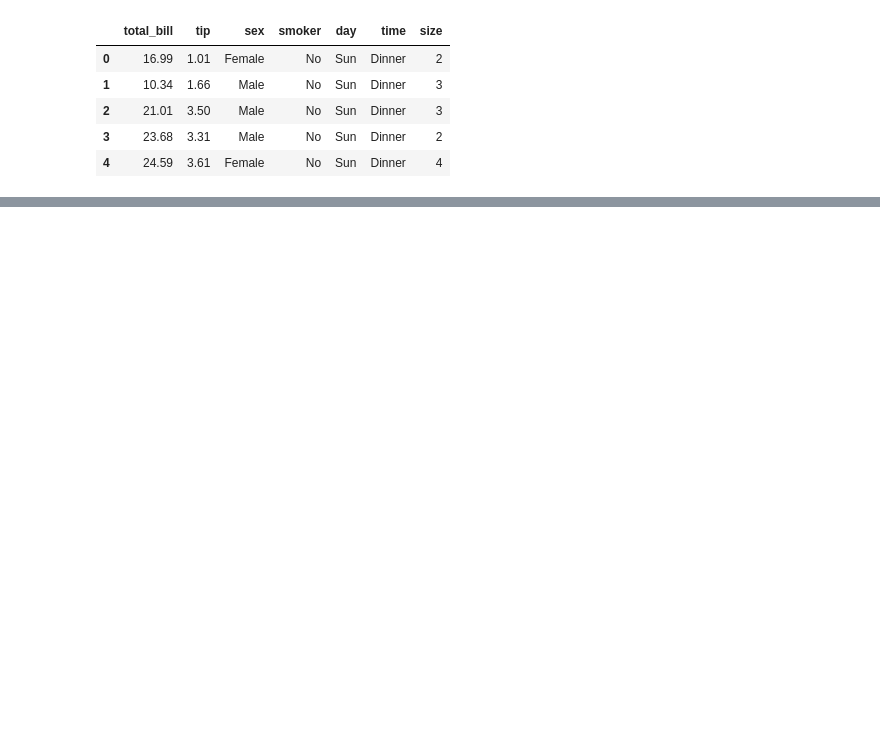
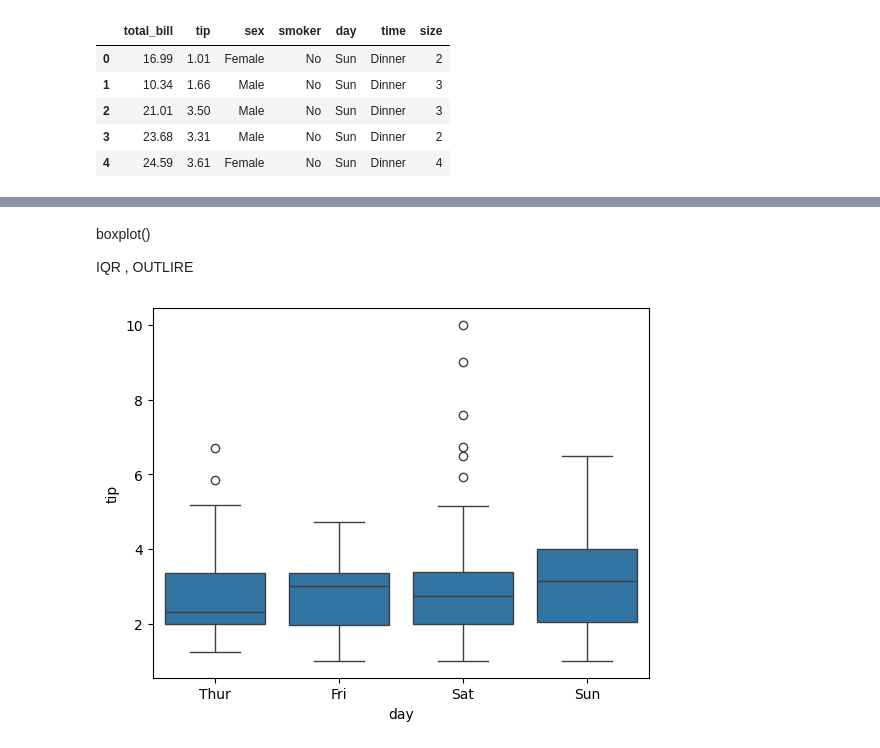
Before and after one commit to MithunKumarRajak/Machine-Learning, a Jupyter notebook: Seaborn/Categorical_Plot.ipynb, the cells around one changed output, grey strips where cells are left out. Saved outputs shown, nothing was run; the diff lists cells and outputs as text; code cells hidden in the pictures; blank space fills up the shorter version.

```diff
--- a/Seaborn/Categorical_Plot.ipynb
+++ b/Seaborn/Categorical_Plot.ipynb
@@ -45,0 +63,9 @@ plt.show()
+# %% [markdown]
+boxplot()
+
+IQR , OUTLIRE
+# %%
+sns.boxplot(x='day',y='tip',data=data)
+plt.show()
+# %% [output]
+[figure, added]
```
Also changed, not shown: parts of 17 cells of this notebook, 1 other file.
